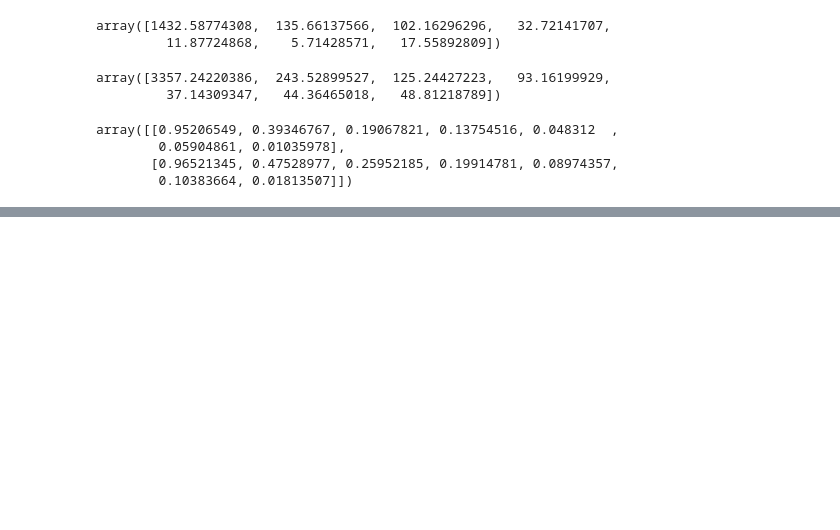
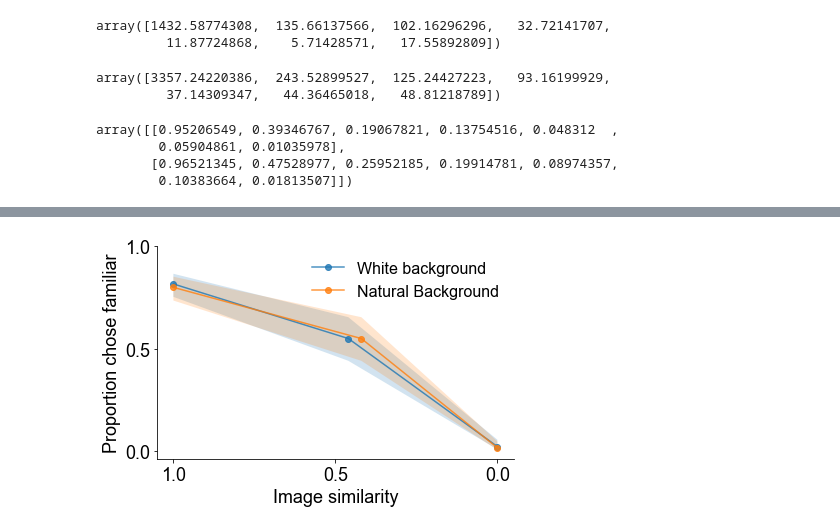
Before and after one commit to SimonBohn/QNC_2021, a Jupyter notebook: Data Vis Presentation.ipynb, the cells around one changed output, grey strips where cells are left out. Cells and saved outputs as stored; diff of their text form; code cells hidden in the pictures; blank space fills up the shorter version.

```diff
--- a/Data Vis Presentation.ipynb
+++ b/Data Vis Presentation.ipynb
@@ -75,0 +73,29 @@ array([0.96521345, 0.47528977, 0.25952185, 0.19914781, 0.08974357,
+# %%
+wbx_x = np.array([0,.46,1])
+wbx_x_jittered = np.array([0,.42,1])
+
+nb_nb_success = np.array([4,44,147])
+nb_wb_success = np.array([3,44,144])
+
+nb_total_trials = np.array([180,80,180])
+
+nb_nb_CIs = aps.binom_conf_interval(nb_nb_success,nb_total_trials,.95,'wilson')
+nb_wb_CIs = aps.binom_conf_interval(nb_wb_success,nb_total_trials,.95,'wilson')
+
+ax2 = plt.subplot(111)
+ax2.plot(wbx_x,nb_nb_success/nb_total_trials,marker='o',alpha=.8)
+ax2.plot(wbx_x_jittered,nb_wb_success/nb_total_trials,marker='o',alpha=.8)
+plt.fill_between(wbx_x,nb_nb_CIs[0],nb_nb_CIs[1],alpha=.2)
+plt.fill_between(wbx_x_jittered,nb_wb_CIs[0],nb_wb_CIs[1],alpha=.2)
+plt.legend(['White background','Natural Background'],prop=font,frameon=False)
+plt.gca().invert_xaxis()
+plt.xlabel("Image similarity",**hfont,size=18)
+plt.ylabel("Proportion chose familiar",**hfont,size=18)
+plt.xticks([1,.5,0],**hfont,size=18)
+plt.yticks([0,.5,1],**hfont,size=18)
+ax2.spines['right'].set_visible(False)
+ax2.spines['top'].set_visible(False)
+plt.tight_layout()
+plt.savefig('results_plot.pdf')
+# %% [output]
+[figure, added]
```
Also changed, not shown: parts of 4 cells of this notebook, 5 other files.
